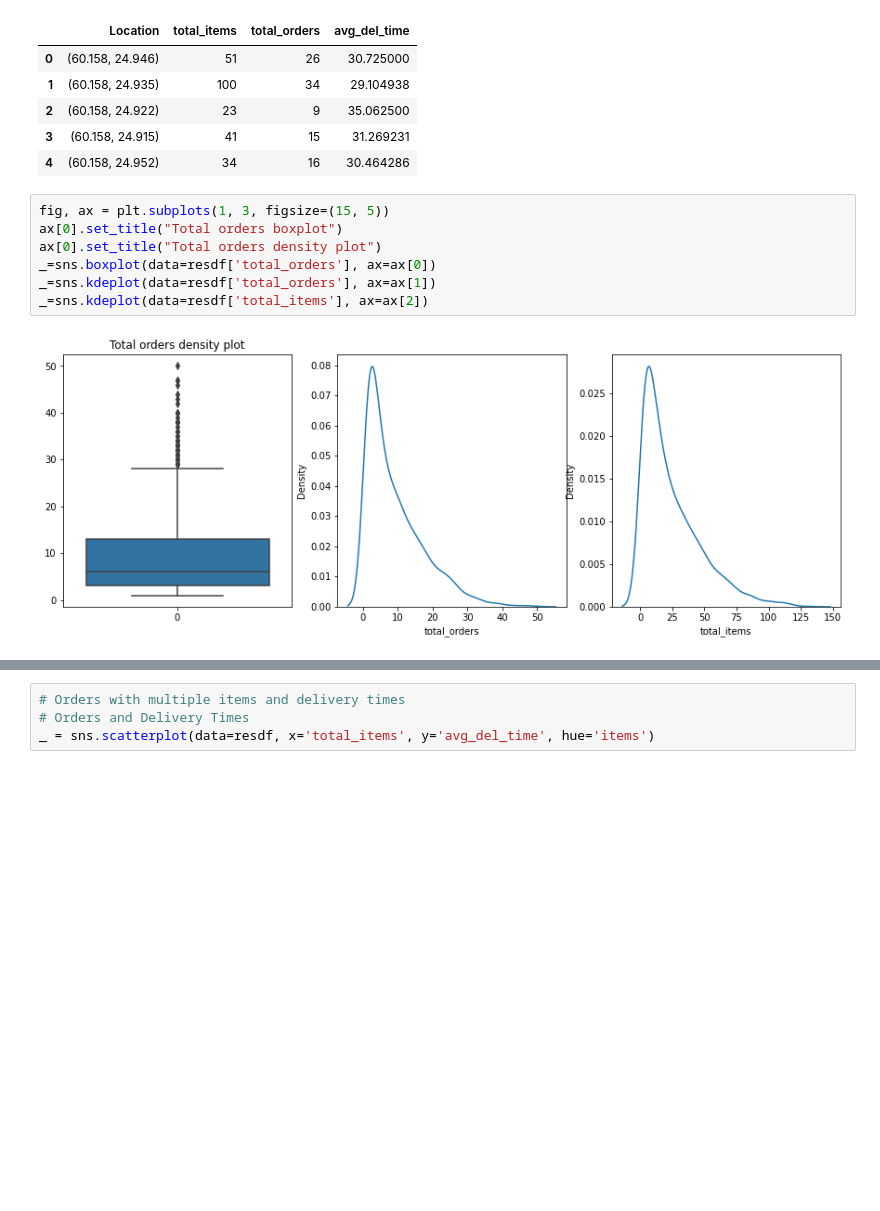
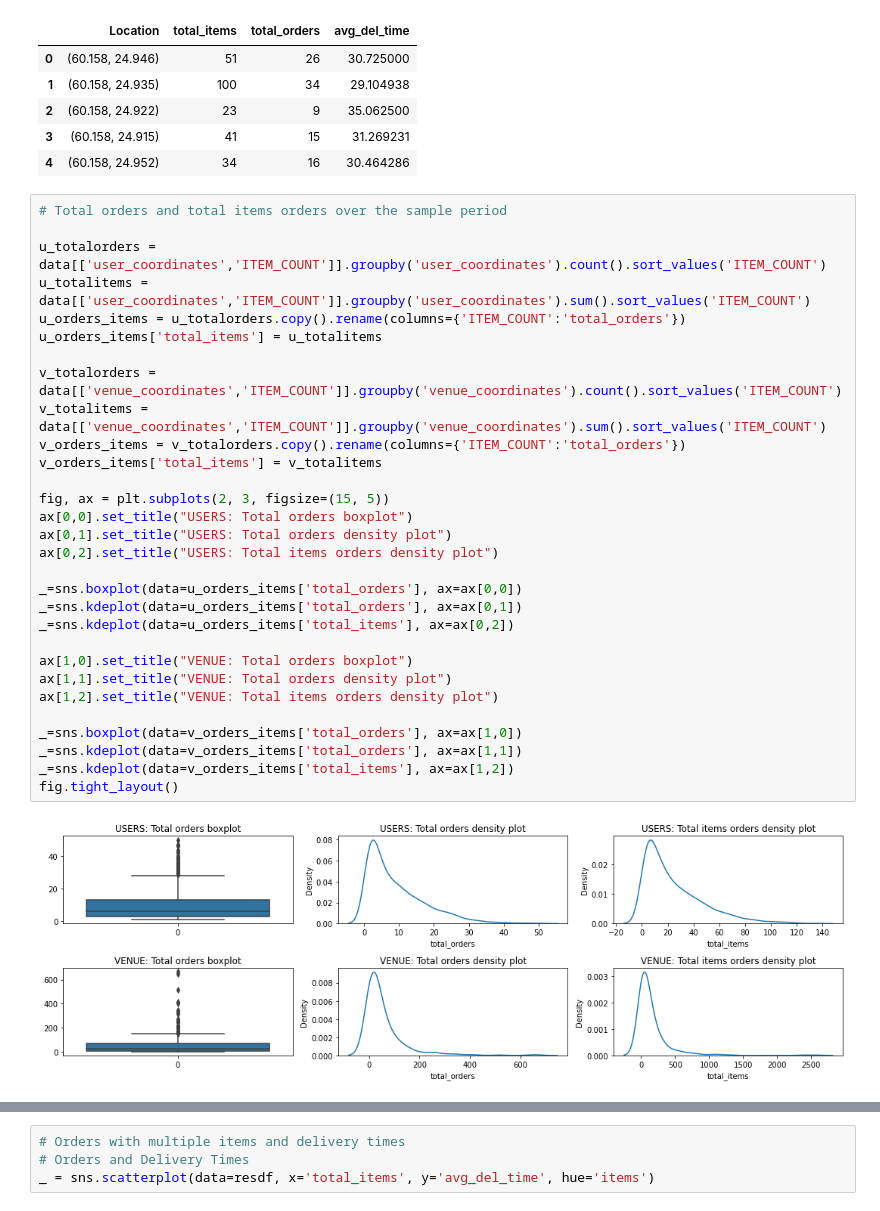
Before and after one commit to dmuiruri/woltorders, a Jupyter notebook: WoltProject.ipynb, the cells around one changed output, grey strips where cells are left out. Drawn from its saved outputs; the diff is of its cells as text; blank space fills up the shorter version.

```diff
--- a/WoltProject.ipynb
+++ b/WoltProject.ipynb
@@ -228,13 +236,36 @@ resdf.head()
 | 2 | (60.158, 24.922) | 23 | 9 | 35.062500 |
 | 3 | (60.158, 24.915) | 41 | 15 | 31.269231 |
 | 4 | (60.158, 24.952) | 34 | 16 | 30.464286 |
-# %%
-fig, ax = plt.subplots(1, 3, figsize=(15, 5))
-ax[0].set_title("Total orders boxplot")
-ax[0].set_title("Total orders density plot")
-_=sns.boxplot(data=resdf['total_orders'], ax=ax[0])
-_=sns.kdeplot(data=resdf['total_orders'], ax=ax[1])
-_=sns.kdeplot(data=resdf['total_items'], ax=ax[2])
-# %% [output]
-[figure, removed]
+# %%
+# Total orders and total items orders over the sample period
+
+u_totalorders = data[['user_coordinates','ITEM_COUNT']].groupby('user_coordinates').count().sort_values('ITEM_COUNT')
+u_totalitems = data[['user_coordinates','ITEM_COUNT']].groupby('user_coordinates').sum().sort_values('ITEM_COUNT')
+u_orders_items = u_totalorders.copy().rename(columns={'ITEM_COUNT':'total_orders'})
+u_orders_items['total_items'] = u_totalitems
+
+v_totalorders = data[['venue_coordinates','ITEM_COUNT']].groupby('venue_coordinates').count().sort_values('ITEM_COUNT')
+v_totalitems = data[['venue_coordinates','ITEM_COUNT']].groupby('venue_coordinates').sum().sort_values('ITEM_COUNT')
+v_orders_items = v_totalorders.copy().rename(columns={'ITEM_COUNT':'total_orders'})
+v_orders_items['total_items'] = v_totalitems
+
+fig, ax = plt.subplots(2, 3, figsize=(15, 5))
+ax[0,0].set_title("USERS: Total orders boxplot")
+ax[0,1].set_title("USERS: Total orders density plot")
+ax[0,2].set_title("USERS: Total items orders density plot")
+
+_=sns.boxplot(data=u_orders_items['total_orders'], ax=ax[0,0])
+_=sns.kdeplot(data=u_orders_items['total_orders'], ax=ax[0,1])
+_=sns.kdeplot(data=u_orders_items['total_items'], ax=ax[0,2])
+
+ax[1,0].set_title("VENUE: Total orders boxplot")
+ax[1,1].set_title("VENUE: Total orders density plot")
+ax[1,2].set_title("VENUE: Total items orders density plot")
+
+_=sns.boxplot(data=v_orders_items['total_orders'], ax=ax[1,0])
+_=sns.kdeplot(data=v_orders_items['total_orders'], ax=ax[1,1])
+_=sns.kdeplot(data=v_orders_items['total_items'], ax=ax[1,2])
+fig.tight_layout()
+# %% [output]
+[figure, added]
 # %%
```
Also changed, not shown: parts of 35 cells of this notebook, 1 other file.
